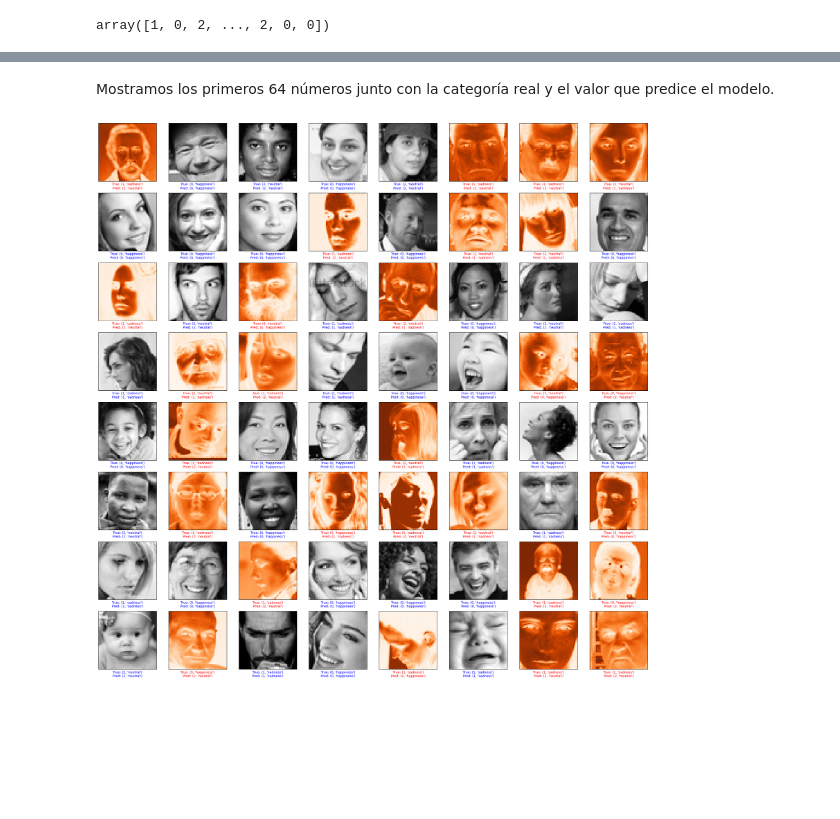
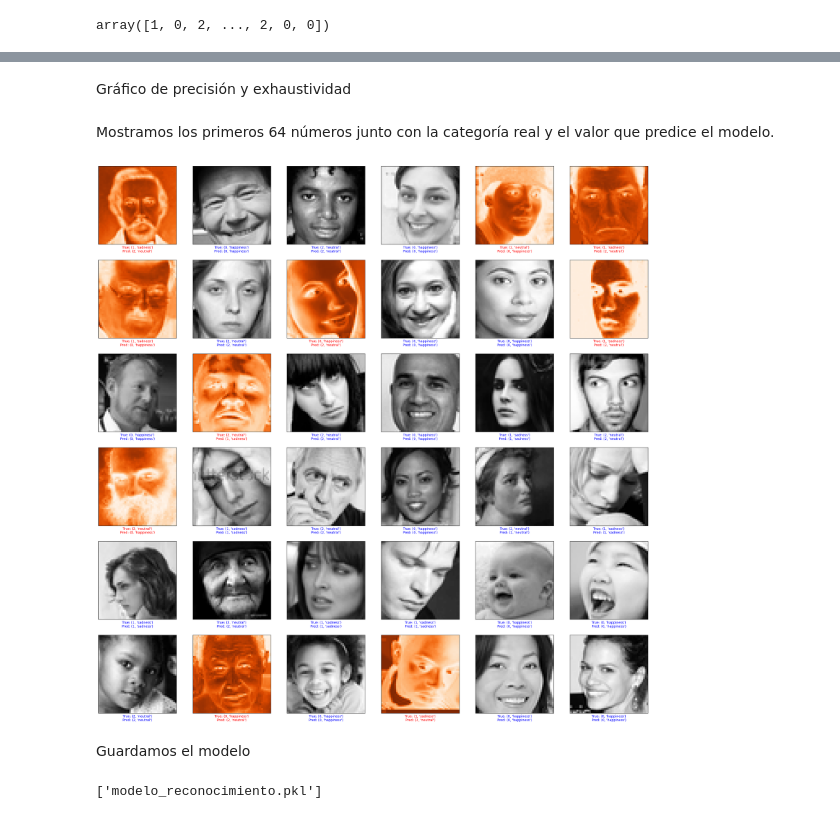
Before and after one commit to mariasnchez/BeatBuddy, a Jupyter notebook: archivos/Reconocimiento_entrenamiento.ipynb, the cells around one changed output, grey strips where cells are left out. Saved outputs shown, nothing was run; the diff lists cells and outputs as text; code cells hidden in the pictures; blank space fills up the shorter version.

```diff
--- a/archivos/Reconocimiento_entrenamiento.ipynb
+++ b/archivos/Reconocimiento_entrenamiento.ipynb
@@ -37,28 +29,35 @@ from tensorflow import keras
 from keras.layers import Input, Conv2D, BatchNormalization, MaxPool2D, Flatten, Dense, Dropout
 from keras.models import Model
 
-def build():
-    ip = Input(shape=(48, 48, 1))
+def build_model():
+    # Definición de la entrada
+    input_layer = Input(shape=(48, 48, 1))
 
-    conv = Conv2D(filters=32, kernel_size=(1, 1), activation="relu")(ip)
-    conv = Conv2D(filters=64, kernel_size=(2, 2), activation="relu")(conv)
+    # Capas de convolución
+    conv = Conv2D(filters=32, kernel_size=(3, 3), activation="relu")(input_layer)
+    conv = Conv2D(filters=64, kernel_size=(3, 3), activation="relu")(conv)
     conv = BatchNormalization()(conv)
     conv = MaxPool2D(pool_size=(2, 2))(conv)
     conv = Conv2D(filters=128, kernel_size=(3, 3), activation="relu")(conv)
-    conv = Conv2D(filters=256, kernel_size=(3, 3), activation="relu")(conv)  # Cambio a kernel_size=(3, 3)
+    conv = Conv2D(filters=256, kernel_size=(3, 3), activation="relu")(conv)
     conv = BatchNormalization()(conv)
     conv = MaxPool2D(pool_size=(2, 2))(conv)
 
+    # Capas completamente conectadas
     flatten = Flatten()(conv)
-    fc1 = Dense(100, activation="relu")(flatten)  # Reducción del número de neuronas en la capa completamente conectada
-    d1 = Dropout(0.3)(fc1)  # Reducción de la tasa de dropout
-    output = Dense(3, activation="softmax")(d1)
+    dense = Dense(100, activation="relu")(flatten)
+    dropout = Dropout(0.3)(dense)
 
-    model = Model(inputs=ip, outputs=output)
-    model.compile(optimizer="adam", loss="categorical_crossentropy", metrics=["accuracy"])  # Agregado de lista para metrics
+    # Capa de salida
+    output_layer = Dense(3, activation="softmax")(dropout)
+
+    # Compilar el modelo
+    model = Model(inputs=input_layer, outputs=output_layer)
+    model.compile(optimizer="adam", loss="categorical_crossentropy", metrics=["accuracy"])
 
     return model
 
-model = build()
+# Construir y mostrar un resumen del modelo
+model = build_model()
 model.summary()
 # %% [output]
@@ -86,11 +88,5 @@ Trainable params: 2451987 (9.35 MB)
 Non-trainable params: 640 (2.50 KB)
 _________________________________________________________________
-# %%
-n=X.shape[0]
-frac=int(n*0.8)
-y.reshape((n,3,1))
-x_train,x_test=X[:frac],X[frac:]
-y_train,y_test=y[:frac],y[frac:]
 # %%
-model.fit(x_train,y_train,epochs=40,validation_data=(x_test,y_test))
+model.fit(x_train,y_train,epochs=20,validation_data=(x_test,y_test))
 # %% [output]
@@ -153,16 +153,20 @@ def emocion1(n):
+# %% [markdown]
+Gráfico de precisión y exhaustividad
 # %% [markdown]
 Mostramos los primeros 64 números junto con la categoría real y el valor que predice el modelo.
 # %%
 plt.figure(figsize=(30, 30))
-for i in range(64):
-  plt.subplot(8, 8, i + 1)
+for i in range(36):
+  plt.subplot(6, 6, i + 1)
   cmap_image = "gray" if y_true[i] == y_pred[i] else "Oranges"
   plt.imshow(x_test[i], cmap=cmap_image)
   plt.yticks([])
   plt.xticks([])
   c = "blue" if y_true[i] == y_pred[i] else "red"
   plt.xlabel(f"True: {y_true[i], emocion1(y_true[i])}\nPred: {y_pred[i], emocion1(y_pred[i])}", color=c)
 
 plt.show()
 # %% [output]
-[figure, old version]
+[figure, new version]
+# %% [markdown]
+Guardamos el modelo
@@ -168,0 +175,4 @@ plt.show()
+# %%
+joblib.dump(model, "modelo_reconocimiento.pkl")
+# %% [output]
+['modelo_reconocimiento.pkl']
```
Also changed, not shown: parts of 20 cells of this notebook, 2 other files.
